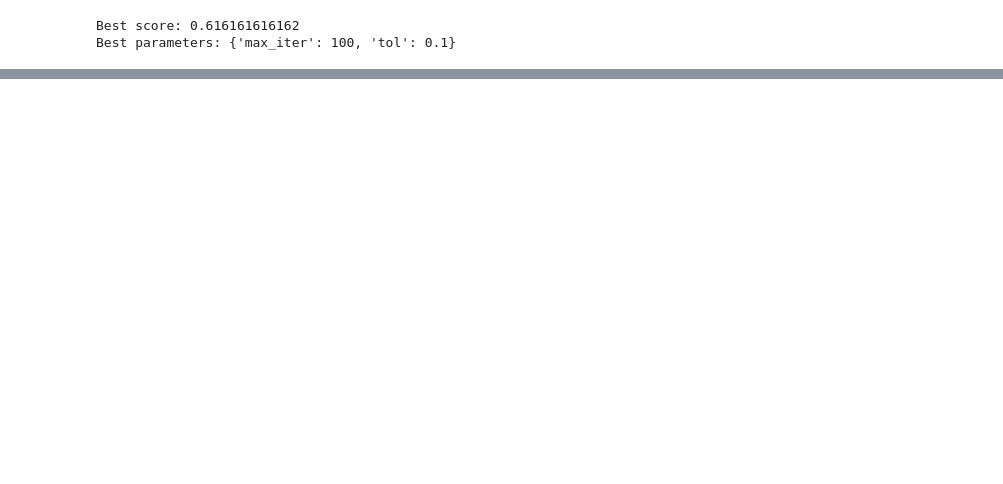
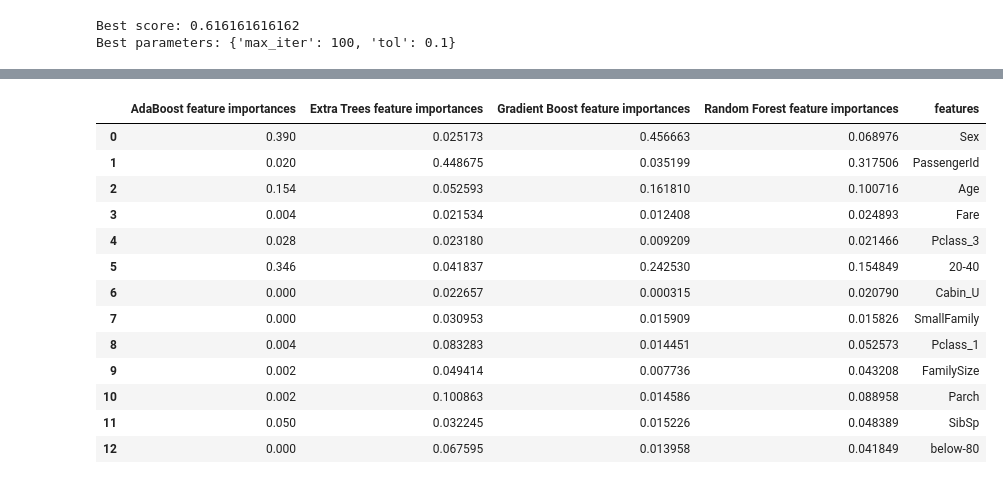
Before and after one commit to codelibra/kaggle-titanic, a Jupyter notebook: kaggle-titanic.ipynb, the cells around one changed output, grey strips where cells are left out. Saved outputs shown, nothing was run; the diff lists cells and outputs as text; code cells hidden in the pictures; blank space fills up the shorter version.

```diff
--- a/kaggle-titanic.ipynb
+++ b/kaggle-titanic.ipynb
@@ -637,0 +797,13 @@ test_predictions=test_predictions.astype(int)
+# %%
+rf_feature = [ 0.06897607 , 0.31750647 , 0.10071629  ,0.02489255 , 0.02146597  ,0.15484932,
+  0.02079024  ,0.01582646 , 0.05257318 , 0.04320778 , 0.0889579 ,  0.04838885,
+  0.04184892]
+et_feature = [ 0.02517265  ,0.44867491 , 0.05259319  ,0.02153428  ,0.02317999 , 0.04183662,
+  0.02265657,  0.03095267 , 0.08328287  ,0.04941365 , 0.10086282 , 0.03224508,
+  0.06759468]
+ada_feature = [ 0.39  , 0.02  , 0.154 , 0.004  ,0.028  ,0.346,  0. ,    0. ,    0.004,  0.002,
+  0.002 , 0.05 ,  0.   ]
+gb_feature = [  4.56662903e-01 ,  3.51987023e-02 ,  1.61809918e-01 ,  1.24079649e-02,
+   9.20911057e-03  , 2.42530451e-01 ,  3.15165895e-04 ,  1.59087209e-02,
+   1.44507445e-02  , 7.73641745e-03  , 1.45861525e-02,   1.52261027e-02,
+   1.39576462e-02]
@@ -637,0 +813,26 @@ test_predictions=test_predictions.astype(int)
+# %%
+cols = ['Sex','PassengerId','Age','Fare','Pclass_3','20-40','Cabin_U','SmallFamily','Pclass_1','FamilySize','Parch','SibSp','below-80']
+# Create a dataframe with features
+feature_dataframe = pd.DataFrame( {'features': cols,
+     'Random Forest feature importances': rf_feature,
+     'Extra Trees  feature importances': et_feature,
+      'AdaBoost feature importances': ada_feature,
+    'Gradient Boost feature importances': gb_feature
+    })
+# %%
+feature_dataframe
+# %% [output]
+|  | AdaBoost feature importances | Extra Trees feature importances | Gradient Boost feature importances | Random Forest feature importances | features |
+| 0 | 0.390 | 0.025173 | 0.456663 | 0.068976 | Sex |
+| 1 | 0.020 | 0.448675 | 0.035199 | 0.317506 | PassengerId |
+| 2 | 0.154 | 0.052593 | 0.161810 | 0.100716 | Age |
+| 3 | 0.004 | 0.021534 | 0.012408 | 0.024893 | Fare |
+| 4 | 0.028 | 0.023180 | 0.009209 | 0.021466 | Pclass_3 |
+| 5 | 0.346 | 0.041837 | 0.242530 | 0.154849 | 20-40 |
+| 6 | 0.000 | 0.022657 | 0.000315 | 0.020790 | Cabin_U |
+| 7 | 0.000 | 0.030953 | 0.015909 | 0.015826 | SmallFamily |
+| 8 | 0.004 | 0.083283 | 0.014451 | 0.052573 | Pclass_1 |
+| 9 | 0.002 | 0.049414 | 0.007736 | 0.043208 | FamilySize |
+| 10 | 0.002 | 0.100863 | 0.014586 | 0.088958 | Parch |
+| 11 | 0.050 | 0.032245 | 0.015226 | 0.048389 | SibSp |
+| 12 | 0.000 | 0.067595 | 0.013958 | 0.041849 | below-80 |
```
Also changed, not shown: parts of 38 cells of this notebook, 1 other file.
